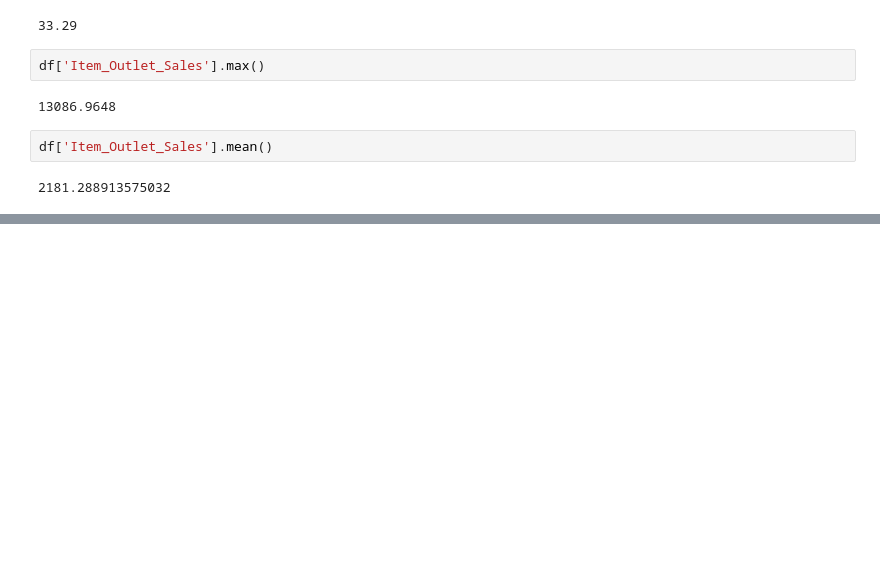
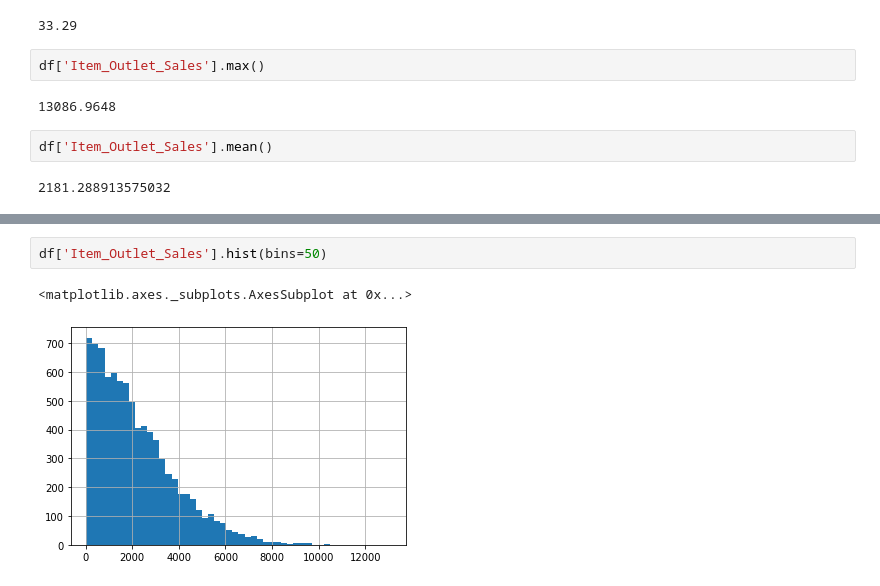
Before and after one commit to NathanRagland/sales-predictions, a Jupyter notebook: SalesPredictions.ipynb, the cells around one changed output, grey strips where cells are left out. Cells and saved outputs as stored; diff of their text form; blank space fills up the shorter version.

```diff
--- a/SalesPredictions.ipynb
+++ b/SalesPredictions.ipynb
@@ -267,0 +309,5 @@ df['Item_Outlet_Sales'].mean()
+# %%
+df['Item_Outlet_Sales'].hist(bins=50)
+# %% [output]
+<matplotlib.axes._subplots.AxesSubplot at 0x...>
+[figure, added]
```
Also changed, not shown: parts of 20 cells of this notebook.
